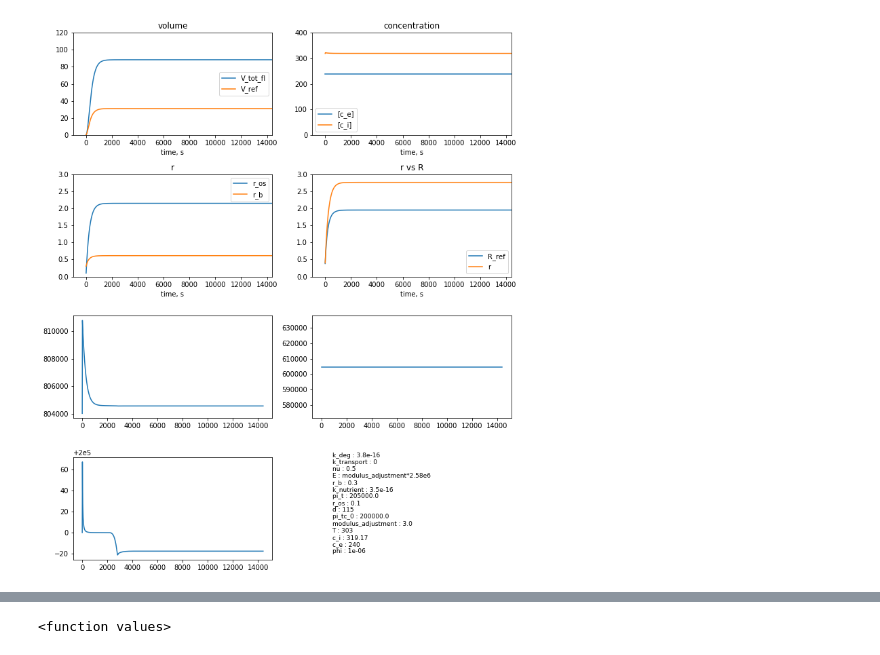
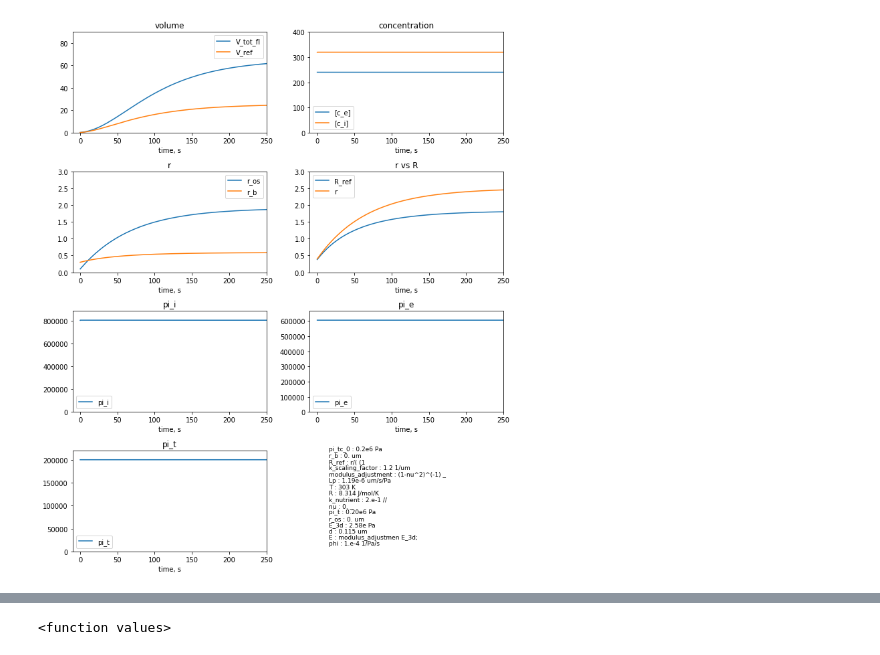
Before and after one commit to tbphu/volume_model, a Jupyter notebook: simulate_and_plot_radius_model.ipynb, the cells around one changed output, grey strips where cells are left out. Saved outputs shown, nothing was run; the diff lists cells and outputs as text; code cells hidden in the pictures.

```diff
--- a/simulate_and_plot_radius_model.ipynb
+++ b/simulate_and_plot_radius_model.ipynb
@@ -6,0 +13,15 @@ import os
+# %%
+def get_paras_dic(modeltxt):
+    dic={}
+    model_file=open(modeltxt,'rb')
+    print(model_file)
+    for line in model_file:
+        linespl = line.split()
+
+        if (len(linespl)>=5):
+#             print(linespl[2])
+            if (linespl[1] == '=') & ~(str(linespl[0]).startswith('//')) & ~(str(linespl[0]).endswith("'")):
+                dic[linespl[0]] = linespl[2][0:-1] + ' ' +  linespl[4]
+#         print linespl[0:2]
+#     csv.reader(modeltxt)
+    return dic
@@ -7,8 +48,9 @@ import os
 # %%
-model=te.loadAntimonyModel('volume_reference_radius.txt')
+modeltxt='volume_reference_radius.txt'
+model=te.loadAntimonyModel(modeltxt)
 model_species=['time','V_tot_fl', '[c_e]', '[c_i]','pi_i','pi_e', 'R_ref', 'r','r_os', 'r_b', 'pi_t', 'V_ref']
-end_time = 14400
-sim=model.simulate(1, end_time, 1000, selections = model_species)
+end_time = 20000
+sim=model.simulate(1, end_time, 2000, selections = model_species)
 
 #tom
 '''model=te.loadAntimonyModel('volume_tom.txt')
@@ -25,27 +67,45 @@ number_of_variables = len(variables)
 k=0
 
 
-paras_dic={}
-paras_dic={'r_b': 0.3,
-           'r_os': 0.1,
-           'c_e': 240,
-           'c_i' : 319.17,
-           'T': 303,
-           'pi_t': 0.205e6,
-           'pi_tc_0' : 0.2e6,
-           'd': 115,
-           'phi' : 1.e-6,
-           'nu' : 0.5,
-           'modulus_adjustment': 3.0,
-           'E' : 'modulus_adjustment*2.58e6',
-           'k_nutrient' : 3.5e-16,
-           'k_deg' : 3.8e-16,
-           'k_transport' : 0
-  }
+paras_dic = {}
+paras_dic = get_paras_dic(modeltxt)
+#             {'r_b': '0.3um' ,
+#            'r_os': '0.1 um',
+#            'c_e': '240 mM',
+#            'c_i' : '319.17 mM',
+#            'T': '303 K',
+#            'pi_t': '0.2e6 Pa',
+#            'pi_tc_0' : '0.2e6 Pa',
+#            'd': '115 nm',
+#            'phi' : '1.e-4 Pa $s^{-1}$',
+#            'nu' : '0.5',
+#            'modulus_adjustment': '$4/3$',
+#            'E' : 'modulus_adjustment * 2.58e6 Pa',
+#            'k_nutrient' : '3.5e-16 mM $s^{-1}$',
+#            'k_deg' : '3.8e-16 mM $s^{-1}$',
+#            'k_transport' : '0'
+#   }
 
-def plot_details(var,title, max_y):
+
+print(paras_dic)
+
+
+#seconds [0] or minutes [1]
+
+if 1:
+    time = sim['time']/60
+    xlim=(-10,250)
+else:
+    time = sim['time']
+    xlim=(-200, 15000)
+
+
+def plot_details(sim, var,title='no title', max_y=0):
+    plt.plot(time,sim[var], label = var)
+    if max_y==0:
+        max_y=max(sim[var])*1.1
     plt.title(title)
-    plt.xlim(-1000, end_time)
+    plt.xlim(xlim[0], xlim[1])#end_time)
     plt.ylim(0,max_y)
     plt.xlabel('time, s')
     plt.legend()
@@ -60,36 +120,33 @@ for var in variables:
         continue
     if var.startswith('V'):
         plt.subplot(number_of_variables/2 + 1,2, 1)
-        plt.plot(sim['time'],sim[var], label =var)
-        plot_details(var, 'volume' ,120)
+        plot_details(sim, var, title='volume',  max_y=90)
 
     elif var.startswith('[c'):
         plt.subplot(number_of_variables/2 + 1,2, 2)
-        plt.plot(sim['time'],sim[var], label = var)
-        plot_details(var, 'concentration' , 400)
+        plot_details(sim, var, title='concentration',  max_y=400)
 
     elif var.startswith('r_'):
         plt.subplot(number_of_variables/2 + 1,2, 3)
-        plt.plot(sim['time'],sim[var], label = var)
-        plot_details(var, 'r' , 3)
+        plot_details(sim, var, title='r',  max_y=3)
 
         #plt.ylim(0,100)
     elif var in ['r', 'R_ref']:
         plt.subplot(number_of_variables/2 + 1,2, 4)
-        plt.plot(sim['time'],sim[var], label = var)
-        plot_details(var, 'r vs R' , 3)
+        plot_details(sim, var,title= 'r vs R',  max_y=3)
 
     else:
         k+=1
         plt.subplot(number_of_variables/2 + 1,2, 4+k)
-        plt.plot(sim['time'],sim[var], label =var)
-        #plot_details(var, var ,4e5)
+        plot_details(sim, var, title=var, )
+        plt.title(var)
+
 
 ax = plt.subplot(number_of_variables/2 + 1,2, 4+k+1)
 ax.axis('off')
 
 for pos,key in enumerate(paras_dic):
-    ax.text(0.1, 1./len(paras_dic)*(pos+1), key  + ' : ' + str(paras_dic[key]), fontsize=9)
+    ax.text(0.1, 1./len(paras_dic)*(pos+1), key  + ' : ' + paras_dic[key], fontsize=9)
 
     plt.tight_layout()
 
@@ -111,4 +170,4 @@ variables
-[figure, old version]
+[figure, new version]
 # %%
 model=te.loadAntimonyModel('volume_reference_radius.txt')
 model_species=['time','V_tot_fl', '[c_e]', '[c_i]','pi_i','pi_e', 'R_ref', 'r','r_os', 'r_b', 'pi_t', 'V_ref']
```
Also changed, not shown: parts of 6 cells of this notebook, 5 other files.
